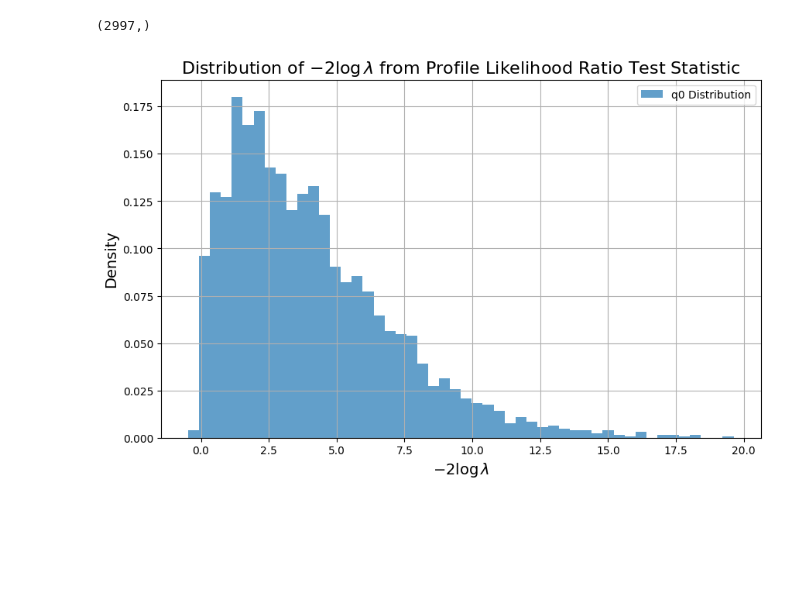
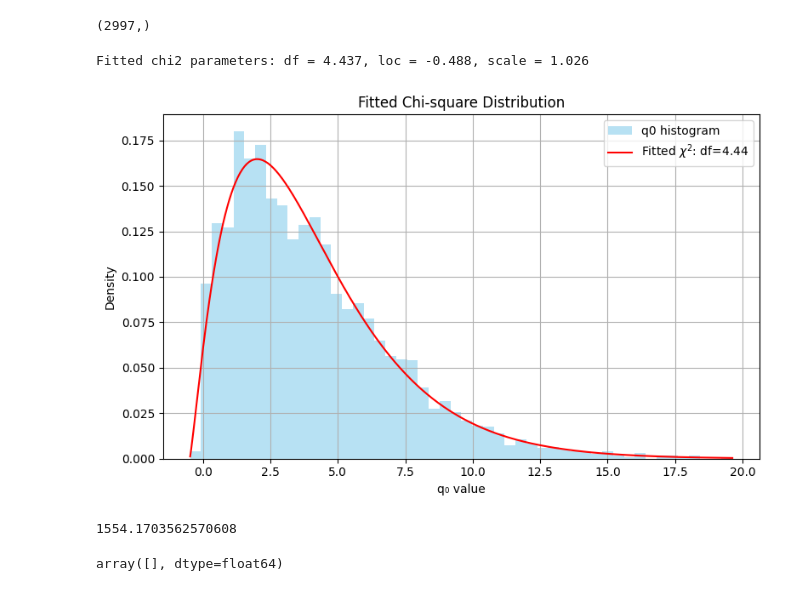
Before and after one commit to Bapi2X22/ML4HEP_2025, a Jupyter notebook: statAnSplusB.ipynb, the cells around one changed output. Cells and saved outputs as stored; diff of their text form; code cells hidden in the pictures; blank space fills up the shorter version.

```diff
--- a/statAnSplusB.ipynb
+++ b/statAnSplusB.ipynb
@@ -366,14 +416,61 @@ q0_values.shape
 # %% [output]
 (2997,)
 # %%
-# PLot the q0 distribution
-plt.figure(figsize=(10, 6))
-plt.hist(q0_values, bins=50, density=True, alpha=0.7, label='q0 Distribution')
-plt.xlabel(r'$-2 \log \lambda$', fontsize=14)
-plt.ylabel('Density', fontsize=14)
-plt.title('Distribution of $-2 \log \lambda$ from Profile Likelihood Ratio Test Statistic', fontsize=16)
-plt.legend()
-plt.grid()
-plt.show()
+# # PLot the q0 distribution
+# plt.figure(figsize=(10, 6))
+# plt.hist(q0_values, bins=50, density=True, alpha=0.7, label='q0 Distribution')
+# plt.xlabel(r'$-2 \log \lambda$', fontsize=14)
+# plt.ylabel('Density', fontsize=14)
+# plt.title('Distribution of $-2 \log \lambda$ from Profile Likelihood Ratio Test Statistic', fontsize=16)
+# plt.legend()
+# plt.grid()
+# plt.show()
-# %% [output]
-[figure, removed]
+# %%
+import numpy as np
+import matplotlib.pyplot as plt
+from scipy.stats import chi2
+
+# Your actual q0_values array
+# q0_values = np.array([...])
+
+# Fit q0_values to a chi-square distribution
+# This fits df, loc, scale unless you fix them
+# fitted_params = chi2.fit(q0_values)
+fitted_params = chi2.fit(q0_values)
+
+df_fit, loc_fit, scale_fit = fitted_params
+print(f"Fitted chi2 parameters: df = {df_fit:.3f}, loc = {loc_fit:.3f}, scale = {scale_fit:.3f}")
+
+# Plot histogram
+plt.figure(figsize=(8, 5))
+counts, bins, _ = plt.hist(q0_values, bins=50, density=True, alpha=0.6, color='skyblue', label='q0 histogram')
+
+# Plot fitted chi2 PDF
+x = np.linspace(min(q0_values), max(q0_values), 500)
+fitted_pdf = chi2.pdf(x, df_fit, loc=loc_fit, scale=scale_fit)
+plt.plot(x, fitted_pdf, 'r-', label=fr'Fitted $\chi^2$: df={df_fit:.2f}')
+# plt.axvline(q0_obs, color='black', linestyle='--', linewidth=2, label=r'$q_{0}^{\mathrm{obs}}$')
+#set x axis to log scale
+# plt.xscale('log')
+
+
+# Labels and legend
+plt.xlabel('q₀ value')
+plt.ylabel('Density')
+plt.title('Fitted Chi-square Distribution')
+plt.legend()
+plt.grid(True)
+plt.tight_layout()
+plt.show()
+# %% [output]
+Fitted chi2 parameters: df = 4.437, loc = -0.488, scale = 1.026
+[figure, added]
+# %%
+q0_obs
+# %% [output]
+1554.1703562570608
+# %%
+# find if there any value of q0 in q0_values that is greater than q0_obs
+q0_values[q0_values > q0_obs]
+# %% [output]
+array([], dtype=float64)
```
Also changed, not shown: parts of 2 cells of this notebook, 1 other file.
